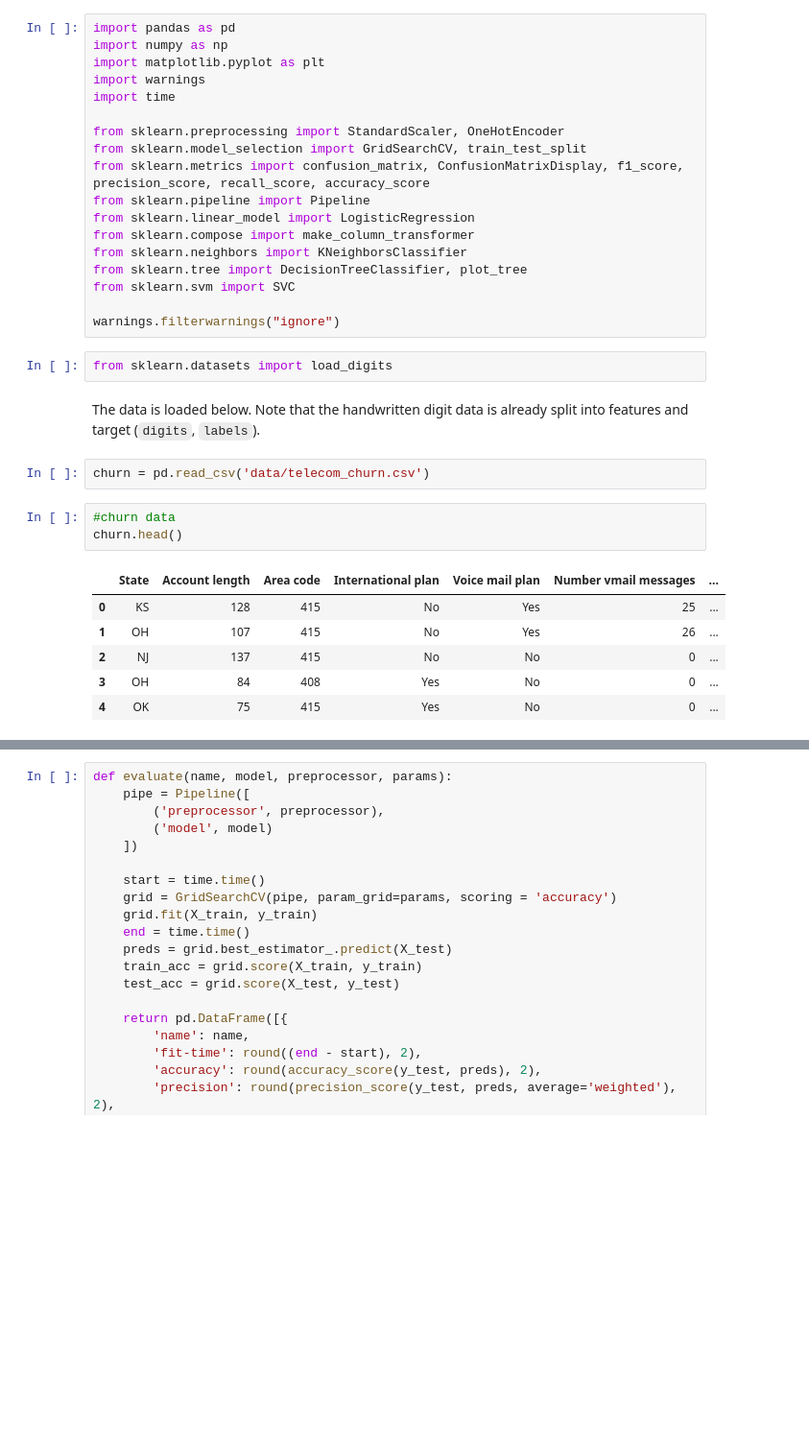
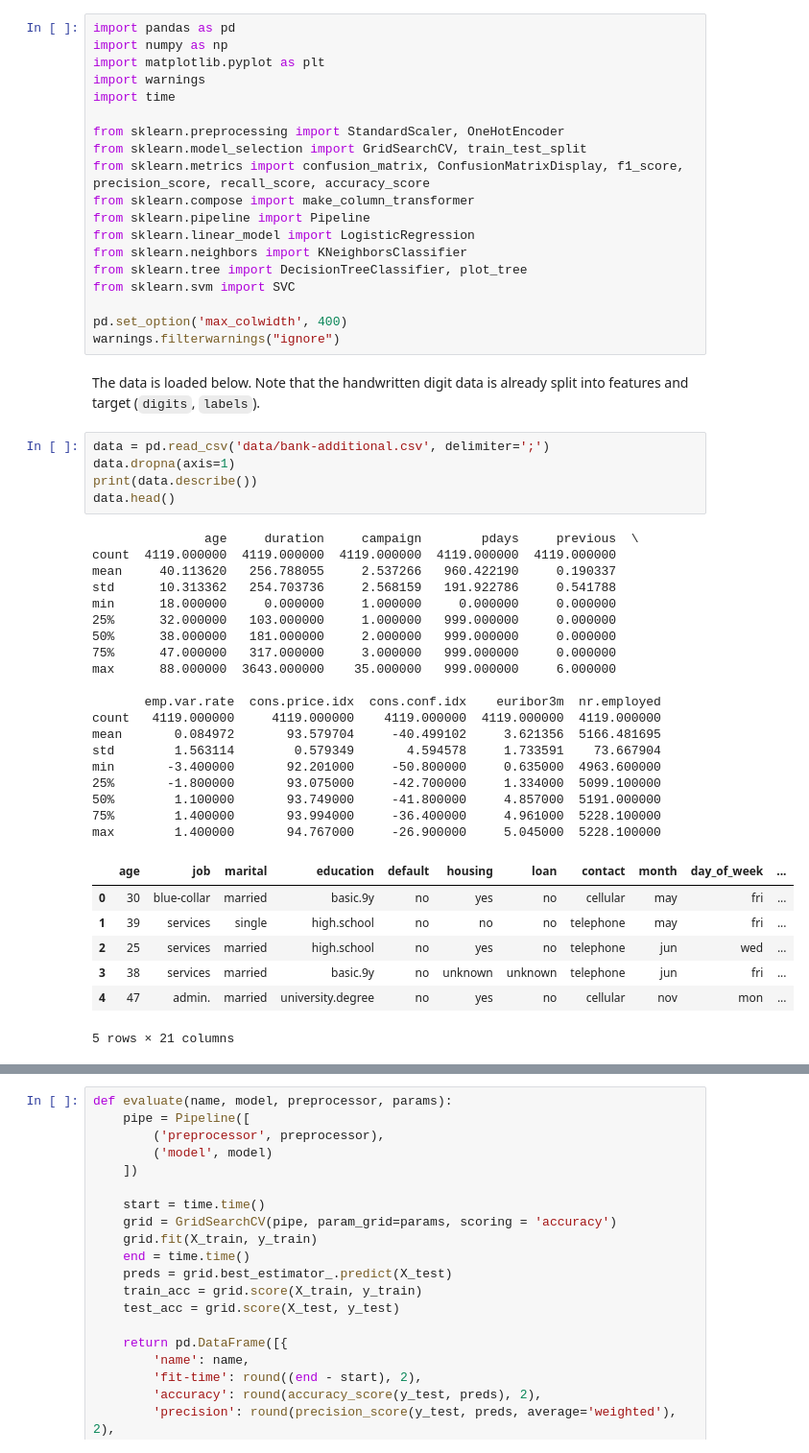
Before and after one commit to rahilkidwai/bank-marketing-prediction, a Jupyter notebook: notebook.ipynb, the cells around one changed output, grey strips where cells are left out. Shown at 96% size. Drawn from its saved outputs; the diff is of its cells as text; blank space fills up the shorter version.

```diff
--- a/notebook.ipynb
+++ b/notebook.ipynb
@@ -26,27 +8,46 @@ import time
 from sklearn.preprocessing import StandardScaler, OneHotEncoder
 from sklearn.model_selection import GridSearchCV, train_test_split
 from sklearn.metrics import confusion_matrix, ConfusionMatrixDisplay, f1_score, precision_score, recall_score, accuracy_score
+from sklearn.compose import make_column_transformer
 from sklearn.pipeline import Pipeline
 from sklearn.linear_model import LogisticRegression
-from sklearn.compose import make_column_transformer
 from sklearn.neighbors import KNeighborsClassifier
 from sklearn.tree import DecisionTreeClassifier, plot_tree
 from sklearn.svm import SVC
 
+pd.set_option('max_colwidth', 400)
 warnings.filterwarnings("ignore")
-# %%
-from sklearn.datasets import load_digits
 # %% [markdown]
 The data is loaded below.  Note that the handwritten digit data is already split into features and target (`digits`, `labels`).
-# %%
-churn = pd.read_csv('data/telecom_churn.csv')
-# %%
-#churn data
-churn.head()
-# %% [output]
-|  | State | Account length | Area code | International plan | Voice mail plan | Number vmail messages | ... |
-| 0 | KS | 128 | 415 | No | Yes | 25 | ... |
-| 1 | OH | 107 | 415 | No | Yes | 26 | ... |
-| 2 | NJ | 137 | 415 | No | No | 0 | ... |
-| 3 | OH | 84 | 408 | Yes | No | 0 | ... |
-| 4 | OK | 75 | 415 | Yes | No | 0 | ... |
+# %%
+data = pd.read_csv('data/bank-additional.csv', delimiter=';')
+data.dropna(axis=1)
+print(data.describe())
+data.head()
+# %% [output]
+               age     duration     campaign        pdays     previous  \
+count  4119.000000  4119.000000  4119.000000  4119.000000  4119.000000
+mean     40.113620   256.788055     2.537266   960.422190     0.190337
+std      10.313362   254.703736     2.568159   191.922786     0.541788
+min      18.000000     0.000000     1.000000     0.000000     0.000000
+25%      32.000000   103.000000     1.000000   999.000000     0.000000
+50%      38.000000   181.000000     2.000000   999.000000     0.000000
+75%      47.000000   317.000000     3.000000   999.000000     0.000000
+max      88.000000  3643.000000    35.000000   999.000000     6.000000
+
+       emp.var.rate  cons.price.idx  cons.conf.idx    euribor3m  nr.employed
+count   4119.000000     4119.000000    4119.000000  4119.000000  4119.000000
+mean       0.084972       93.579704     -40.499102     3.621356  5166.481695
+std        1.563114        0.579349       4.594578     1.733591    73.667904
+min       -3.400000       92.201000     -50.800000     0.635000  4963.600000
+25%       -1.800000       93.075000     -42.700000     1.334000  5099.100000
+50%        1.100000       93.749000     -41.800000     4.857000  5191.000000
+75%        1.400000       93.994000     -36.400000     4.961000  5228.100000
+max        1.400000       94.767000     -26.900000     5.045000  5228.100000
+|  | age | job | marital | education | default | housing | loan | contact | month | day_of_week | ... |
+| 0 | 30 | blue-collar | married | basic.9y | no | yes | no | cellular | may | fri | ... |
+| 1 | 39 | services | single | high.school | no | no | no | telephone | may | fri | ... |
+| 2 | 25 | services | married | high.school | no | yes | no | telephone | jun | wed | ... |
+| 3 | 38 | services | married | basic.9y | no | unknown | unknown | telephone | jun | fri | ... |
+| 4 | 47 | admin. | married | university.degree | no | yes | no | cellular | nov | mon | ... |
+5 rows × 21 columns
```
Also changed, not shown: parts of 11 cells of this notebook.
